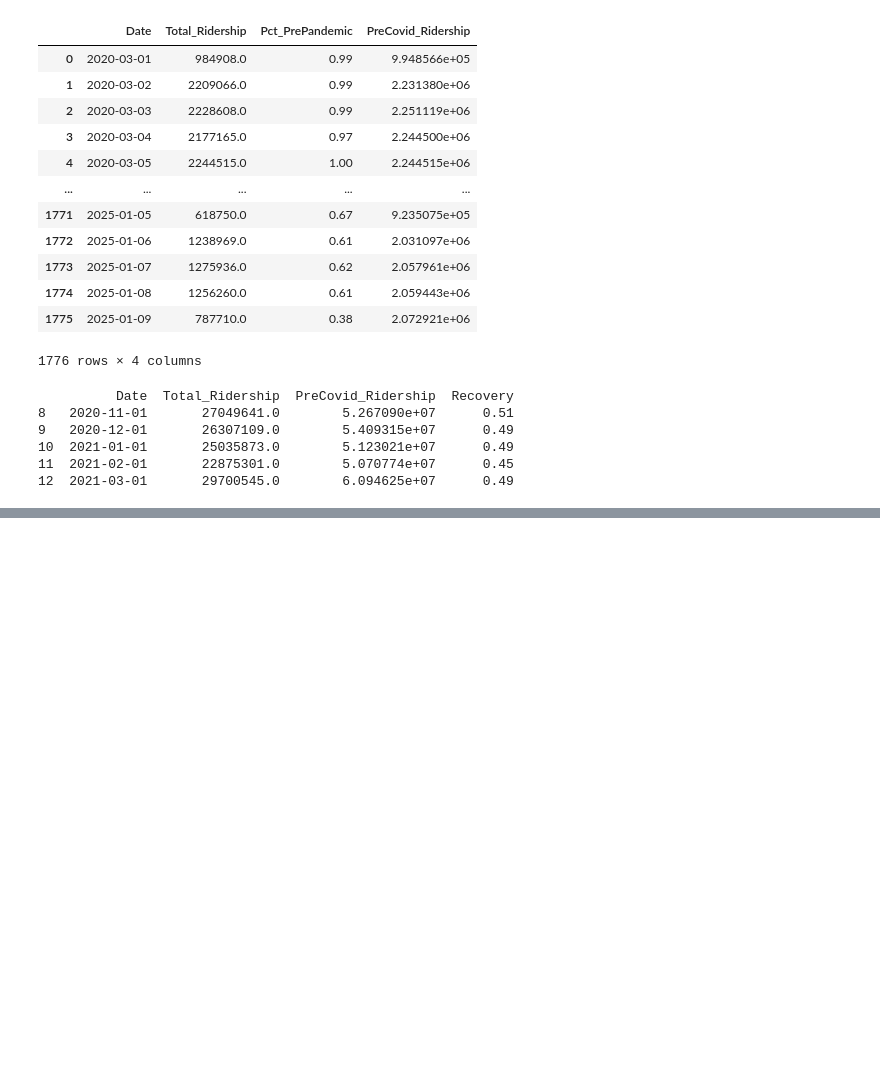
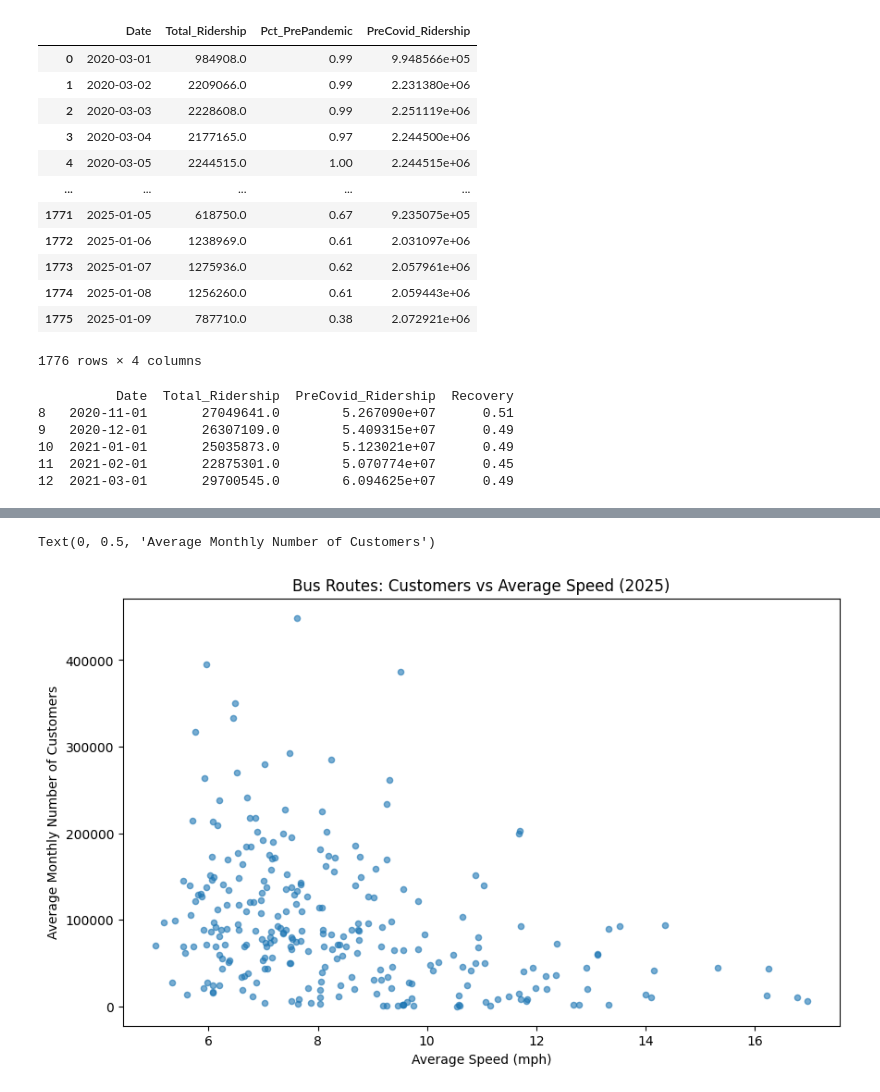
Before and after one commit to djbrown227/fare_evasion, a Jupyter notebook: notebooks/04_feature_engineering.ipynb, the cells around one changed output, grey strips where cells are left out. Cells and saved outputs as stored; diff of their text form; code cells hidden in the pictures; blank space fills up the shorter version.

```diff
--- a/notebooks/04_feature_engineering.ipynb
+++ b/notebooks/04_feature_engineering.ipynb
@@ -616,0 +712,21 @@ monthly_summary.to_csv(output_path, index=False)
+# %%
+# 1. Drop rows where trip_type == "EXP"
+df_bus_speed = df_bus_speed[df_bus_speed["trip_type"] != "EXP"]
+
+# ensure month is datetime
+df_bus_speed["month"] = pd.to_datetime(df_bus_speed["month"])
+
+# filter for 2025 only
+df_2025 = df_bus_speed[df_bus_speed["month"].dt.year == 2025]
+
+# group by route_id and average "average_speed"
+avg_speed_2025 = (
+    df_2025.groupby("route_id")["average_speed"]
+    .mean()
+    .reset_index(name="avg_average_speed")
+)
+
+# optional: round to 2 decimals
+avg_speed_2025["avg_average_speed"] = avg_speed_2025["avg_average_speed"].round(2)
+
+print(avg_speed_2025)
@@ -616,0 +748,10 @@ monthly_summary.to_csv(output_path, index=False)
+# %%
+merged = pd.merge(
+    avg_customers_2025,
+    avg_speed_2025,
+    on="route_id",
+    how="inner"
+)
+
+print(merged.head())
+print(len(merged))
@@ -616,0 +766,15 @@ monthly_summary.to_csv(output_path, index=False)
+# %%
+# Scatter plot with pandas in Jupyter Notebook
+ax = merged.plot.scatter(
+    x="avg_average_speed",
+    y="avg_monthly_number_of_customers",
+    figsize=(10, 6),
+    alpha=0.6,
+    title="Bus Routes: Customers vs Average Speed (2025)"
+)
+
+ax.set_xlabel("Average Speed (mph)")
+ax.set_ylabel("Average Monthly Number of Customers")
+# %% [output]
+Text(0, 0.5, 'Average Monthly Number of Customers')
+[figure, added]
```
Also changed, not shown: parts of 18 cells of this notebook, 2 other files.
